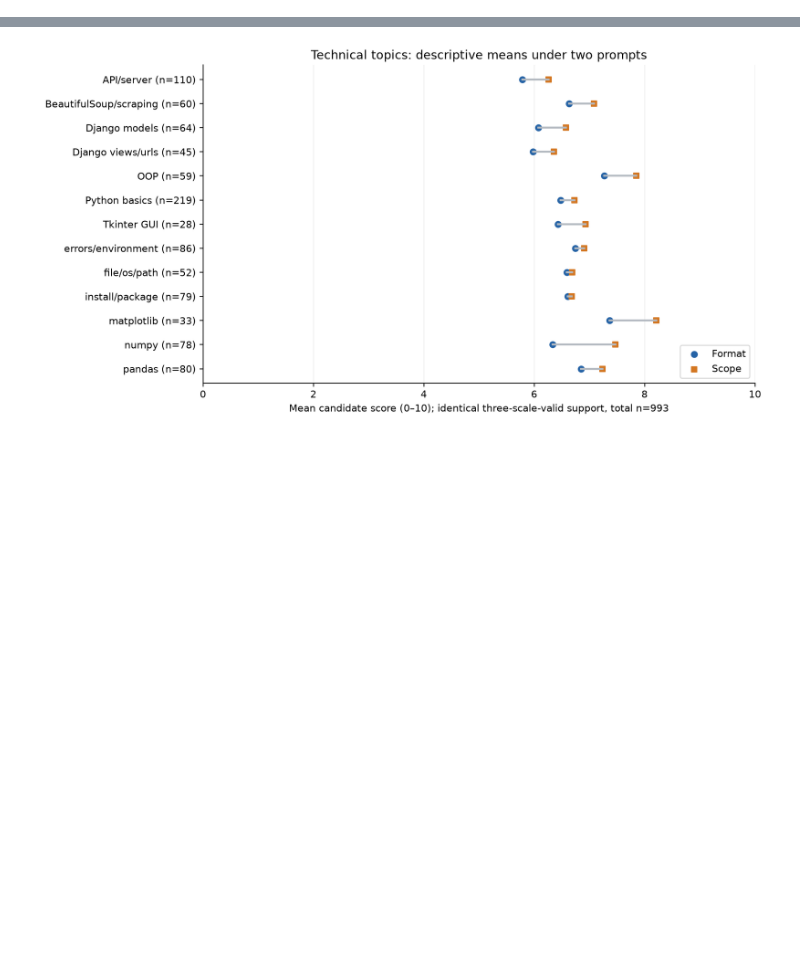
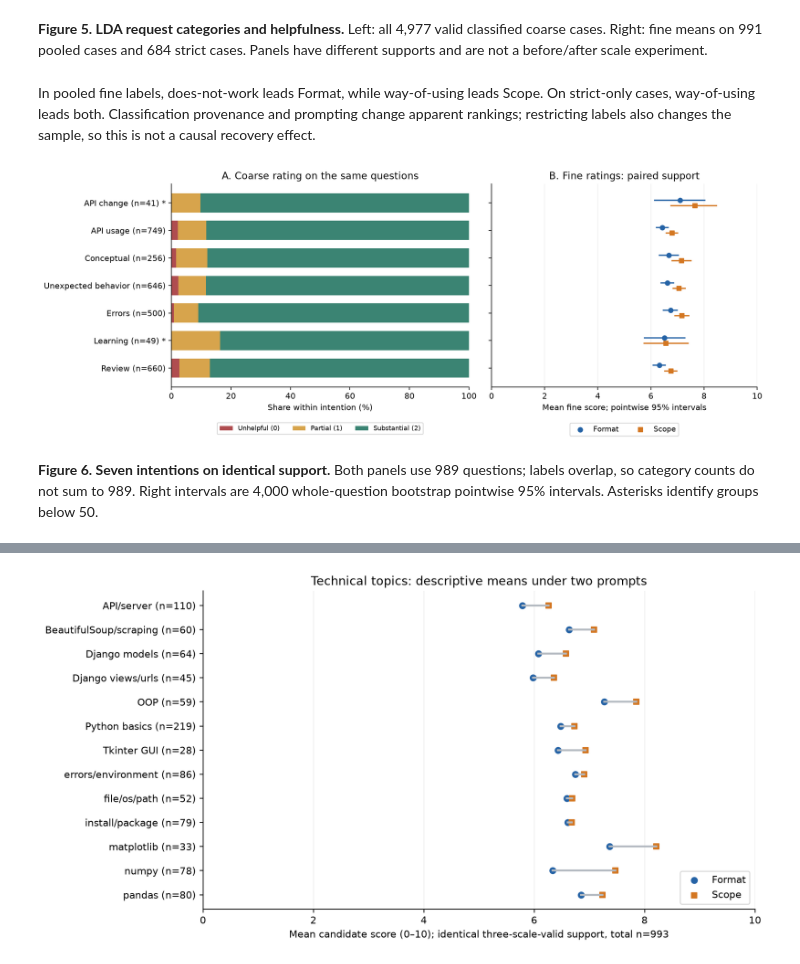
Before and after one commit to H-juanfeng-Z/SOSC314__Keyue_Li__Yihan_Wang__Zi_Hu, a Jupyter notebook: final_report/report.ipynb, the cells around one changed output, grey strips where cells are left out. Cells and saved outputs as stored; diff of their text form; code cells hidden in the pictures; blank space fills up the shorter version.

```diff
--- a/final_report/report.ipynb
+++ b/final_report/report.ipynb
@@ -219,0 +251,10 @@ For helpfulness, topic means vary on identical paired support. These are descrip
+# %% [markdown]
+**Figure 5. LDA request categories and helpfulness.** Left: all 4,977 valid classified coarse cases. Right: fine means on 991 pooled cases and 684 strict cases. Panels have different supports and are not a before/after scale experiment.
+# %% [markdown]
+In pooled fine labels, does-not-work leads Format, while way-of-using leads Scope. On strict-only cases, way-of-using leads both. Classification provenance and prompting change apparent rankings; restricting labels also changes the sample, so this is not a causal recovery effect.
+# %%
+display(Image(filename='figures/intent_helpfulness_main.png'))
+# %% [output]
+[figure, added]
+# %% [markdown]
+**Figure 6. Seven intentions on identical support.** Both panels use 989 questions; labels overlap, so category counts do not sum to 989. Right intervals are 4,000 whole-question bootstrap pointwise 95% intervals. Asterisks identify groups below 50.
```
Also changed, not shown: parts of 51 cells of this notebook, 18 other files.
